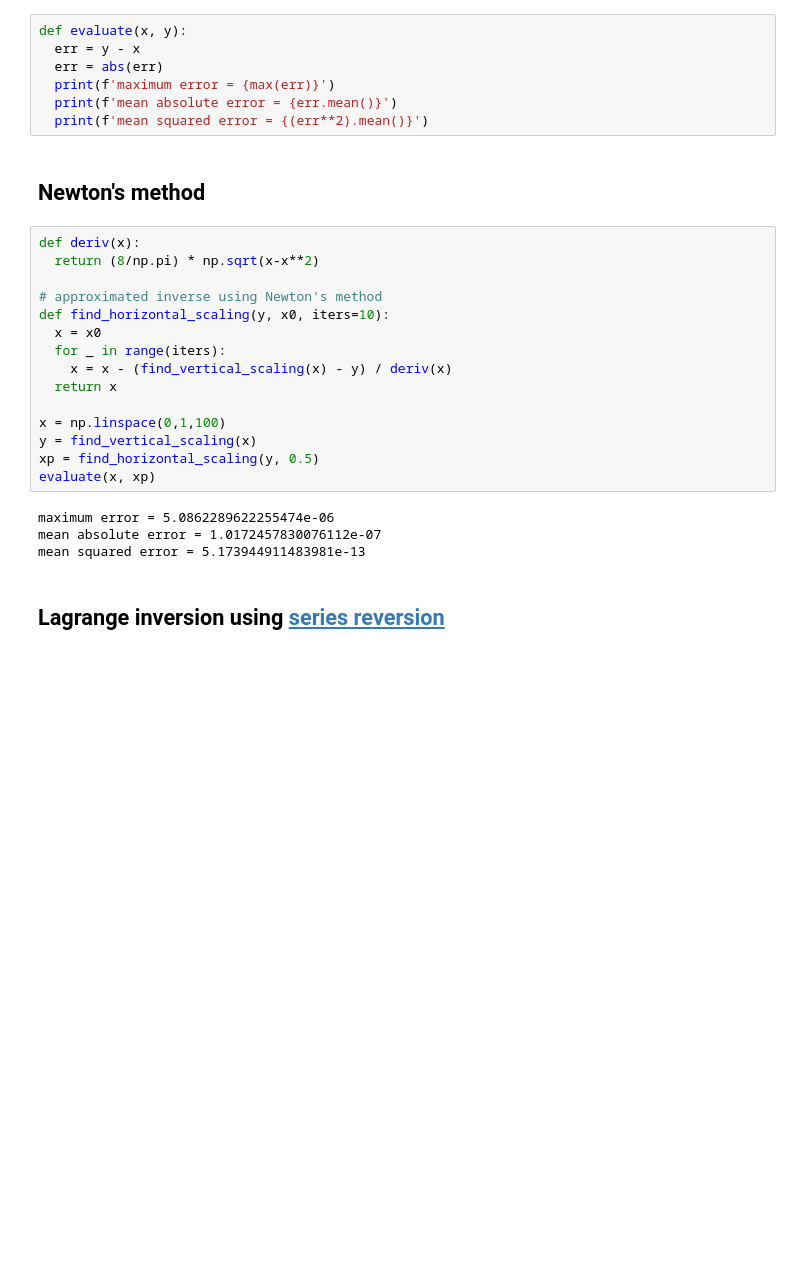
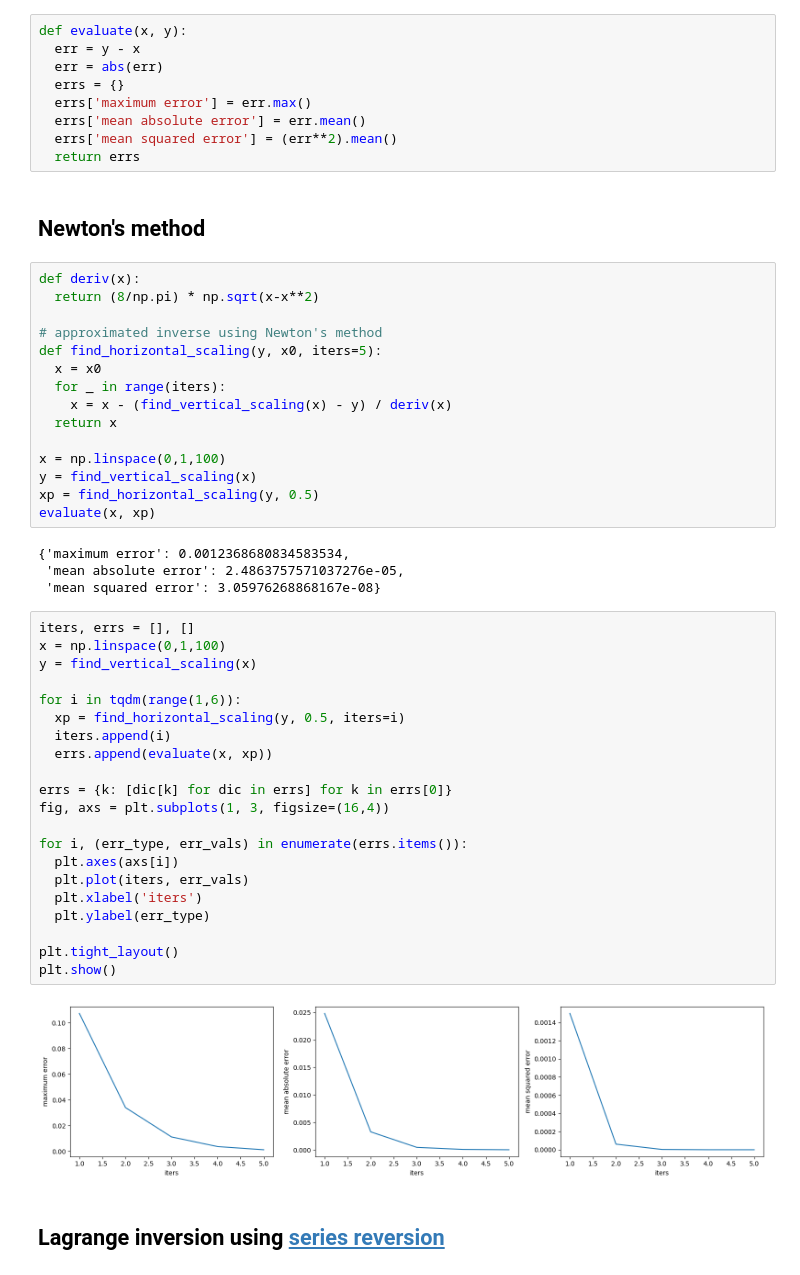
Before and after one commit to Jwalin1/Python-programs, a Jupyter notebook: Algorithms/Water_filled_Cylinder.ipynb, the cells around one changed output. Saved outputs shown, nothing was run; the diff lists cells and outputs as text; blank space fills up the shorter version.

```diff
--- a/Algorithms/Water_filled_Cylinder.ipynb
+++ b/Algorithms/Water_filled_Cylinder.ipynb
@@ -294,9 +297,11 @@ However it can be solved using numerical approximation methods like Newton's met
 def evaluate(x, y):
   err = y - x
   err = abs(err)
-  print(f'maximum error = {max(err)}')
-  print(f'mean absolute error = {err.mean()}')
-  print(f'mean squared error = {(err**2).mean()}')
+  errs = {}
+  errs['maximum error'] = err.max()
+  errs['mean absolute error'] = err.mean()
+  errs['mean squared error'] = (err**2).mean()
+  return errs
 # %% [markdown]
 ## Newton's method
 # %%
@@ -304,7 +309,7 @@ def deriv(x):
   return (8/np.pi) * np.sqrt(x-x**2)
 
 # approximated inverse using Newton's method
-def find_horizontal_scaling(y, x0, iters=10):
+def find_horizontal_scaling(y, x0, iters=5):
   x = x0
   for _ in range(iters):
     x = x - (find_vertical_scaling(x) - y) / deriv(x)
@@ -315,9 +320,32 @@ y = find_vertical_scaling(x)
 xp = find_horizontal_scaling(y, 0.5)
 evaluate(x, xp)
 # %% [output]
-maximum error = 5.0862289622255474e-06
-mean absolute error = 1.0172457830076112e-07
-mean squared error = 5.173944911483981e-13
+{'maximum error': 0.0012368680834583534,
+ 'mean absolute error': 2.4863757571037276e-05,
+ 'mean squared error': 3.05976268868167e-08}
+# %%
+iters, errs = [], []
+x = np.linspace(0,1,100)
+y = find_vertical_scaling(x)
+
+for i in tqdm(range(1,6)):
+  xp = find_horizontal_scaling(y, 0.5, iters=i)
+  iters.append(i)
+  errs.append(evaluate(x, xp))
+
+errs = {k: [dic[k] for dic in errs] for k in errs[0]}
+fig, axs = plt.subplots(1, 3, figsize=(16,4))
+
+for i, (err_type, err_vals) in enumerate(errs.items()):
+  plt.axes(axs[i])
+  plt.plot(iters, err_vals)
+  plt.xlabel('iters')
+  plt.ylabel(err_type)
+
+plt.tight_layout()
+plt.show()
+# %% [output]
+[figure, added]
 # %% [markdown]
 ## Lagrange inversion using [series reversion](https://mathworld.wolfram.com/SeriesReversion.html)
 # %% [markdown]
```
Also changed, not shown: parts of 5 cells of this notebook, 1 other file.
